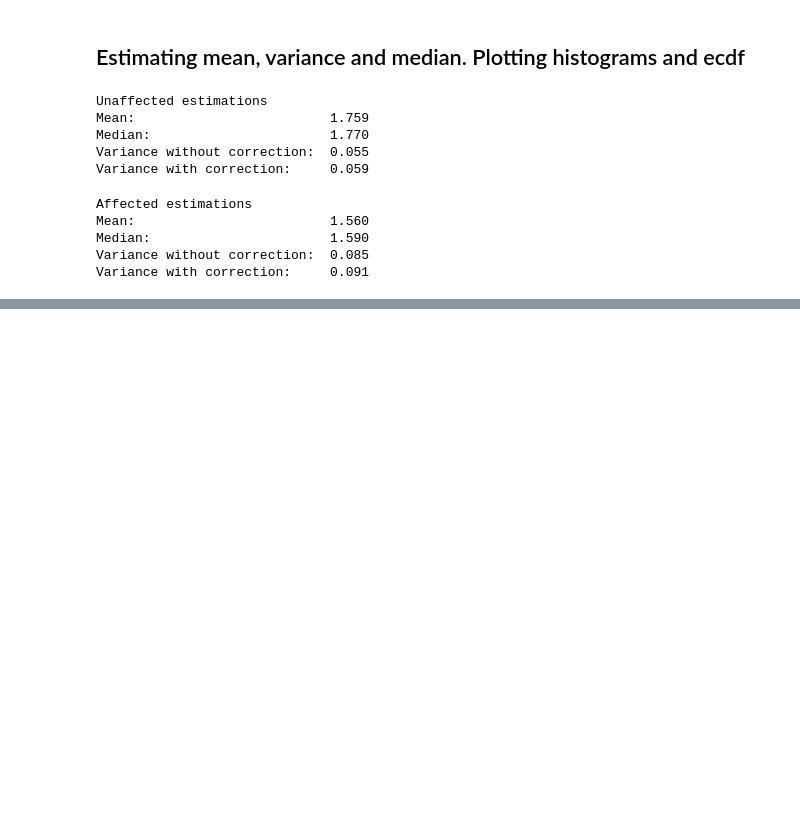
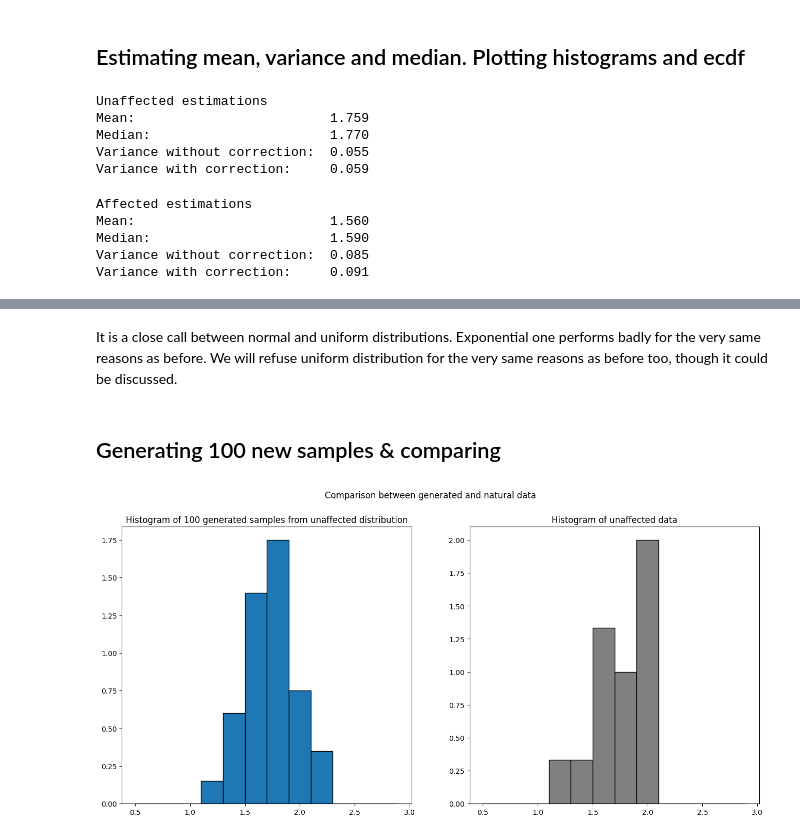
Before and after one commit to ZhigaMason/University, a Jupyter notebook: notebook.ipynb, the cells around one changed output, grey strips where cells are left out. Cells and saved outputs as stored; diff of their text form; code cells hidden in the pictures; blank space fills up the shorter version.

```diff
--- a/notebook.ipynb
+++ b/notebook.ipynb
@@ -91,0 +161,29 @@ fig.savefig('img/unaffected_hist_ecdf.png', format='png')
+# %% [markdown]
+It is a close call between normal and uniform distributions. Exponential one performs badly for the very same reasons as before. We will refuse uniform distribution for the very same reasons as before too, though it could be discussed.
+# %% [markdown]
+## Generating 100 new samples & comparing
+# %%
+una_samples = stats.norm.rvs(
+    loc=params_una['mu_hat'], scale=np.sqrt(params_una['sigma2_hat']),
+    size=100, random_state=RND_SEED
+)
+
+fig, [ax1, ax2] = plt.subplots(1, 2, figsize=(16, 7))
+
+ax1.hist(
+    una_samples,
+    density=True,
+    bins=np.arange(0.5, params_una['mu_hat'] * 2 - 0.5, 0.2),
+    edgecolor='black'
+)
+ax2.hist(
+        una, density=True,
+        bins=np.arange(0.5, params_una['mu_hat'] * 2 - 0.5, 0.2),
+        color='grey', edgecolor='black'
+)
+ax1.set_title('Histogram of 100 generated samples from unaffected distribution')
+ax2.set_title('Histogram of unaffected data')
+fig.suptitle("Comparison between generated and natural data")
+fig.savefig('img/comparing_generated_unaffected.png', format='png')
+# %% [output]
+[figure, added]
```
Also changed, not shown: parts of 17 cells of this notebook, 6 other files.
